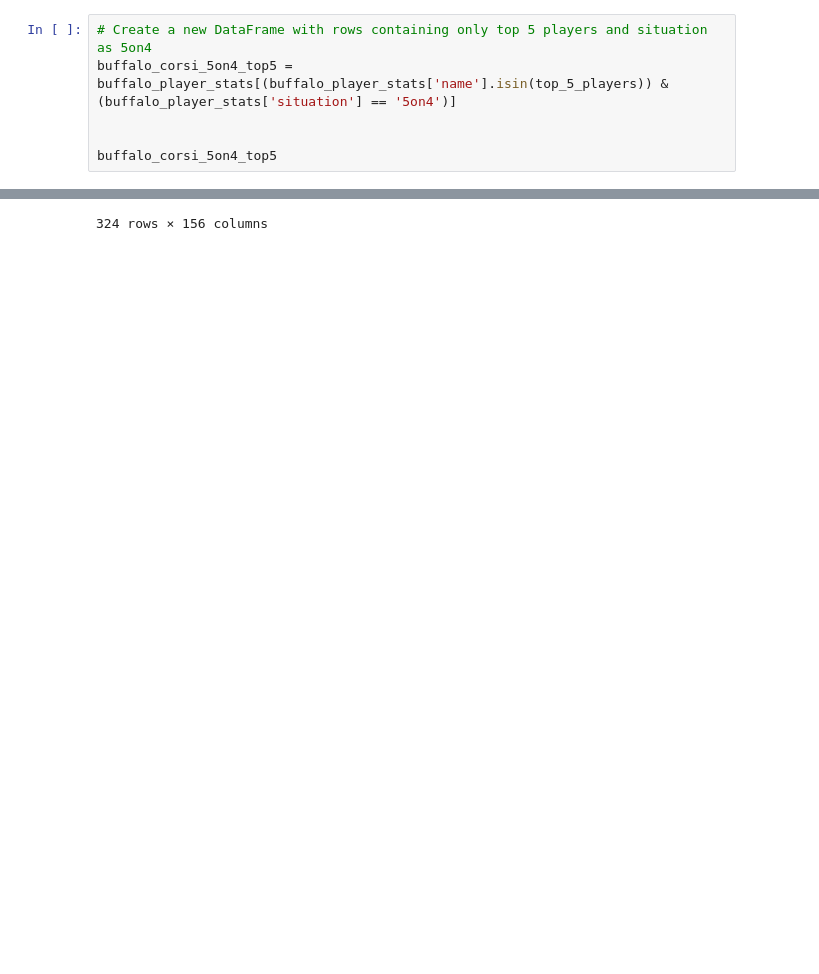
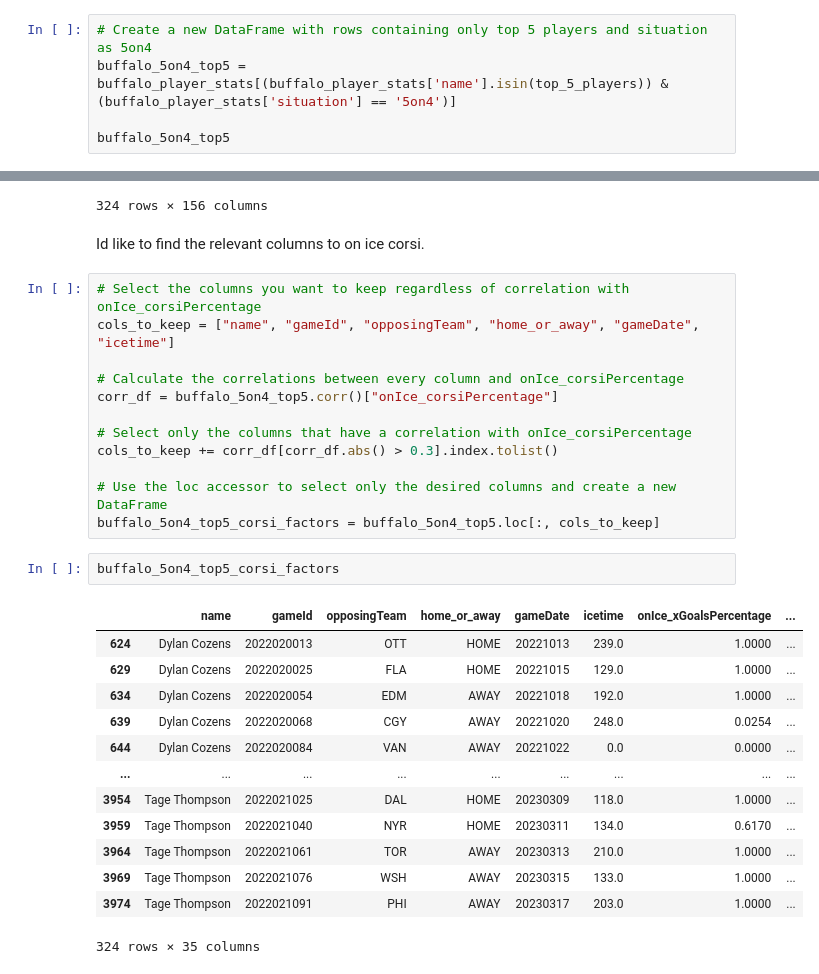
Before and after one commit to MichalOst3389/nhl_team_analysis, a Jupyter notebook: nhl_team_analysis/NHL Notebook.ipynb, the cells around one changed output, grey strips where cells are left out. Cells and saved outputs as stored; diff of their text form; blank space fills up the shorter version.

```diff
--- a/nhl_team_analysis/NHL Notebook.ipynb
+++ b/nhl_team_analysis/NHL Notebook.ipynb
@@ -204,10 +211,9 @@ Correlation between onIce_corsiPercentage and OnIce_F_goals: 0.46
 # Predicting how well this line can do over the length of 82 games.
 # %%
 # Create a new DataFrame with rows containing only top 5 players and situation as 5on4
-buffalo_corsi_5on4_top5 = buffalo_player_stats[(buffalo_player_stats['name'].isin(top_5_players)) & (buffalo_player_stats['situation'] == '5on4')]
+buffalo_5on4_top5 = buffalo_player_stats[(buffalo_player_stats['name'].isin(top_5_players)) & (buffalo_player_stats['situation'] == '5on4')]
 
-
-buffalo_corsi_5on4_top5
+buffalo_5on4_top5
 # %% [output]
 |  | playerId | name | gameId | playerTeam | opposingTeam | home_or_away | gameDate | position | situation | ... |
 | 624 | 8481528 | Dylan Cozens | 2022020013 | BUF | OTT | HOME | 20221013 | C | 5on4 | ... |
@@ -222,3 +228,33 @@ buffalo_corsi_5on4_top5
 | 3969 | 8479420 | Tage Thompson | 2022021076 | BUF | WSH | AWAY | 20230315 | C | 5on4 | ... |
 | 3974 | 8479420 | Tage Thompson | 2022021091 | BUF | PHI | AWAY | 20230317 | C | 5on4 | ... |
 324 rows × 156 columns
+# %% [markdown]
+Id like to find the relevant columns to on ice corsi.
+# %%
+# Select the columns you want to keep regardless of correlation with onIce_corsiPercentage
+cols_to_keep = ["name", "gameId", "opposingTeam", "home_or_away", "gameDate", "icetime"]
+
+# Calculate the correlations between every column and onIce_corsiPercentage
+corr_df = buffalo_5on4_top5.corr()["onIce_corsiPercentage"]
+
+# Select only the columns that have a correlation with onIce_corsiPercentage
+cols_to_keep += corr_df[corr_df.abs() > 0.3].index.tolist()
+
+# Use the loc accessor to select only the desired columns and create a new DataFrame
+buffalo_5on4_top5_corsi_factors = buffalo_5on4_top5.loc[:, cols_to_keep]
+# %%
+buffalo_5on4_top5_corsi_factors
+# %% [output]
+|  | name | gameId | opposingTeam | home_or_away | gameDate | icetime | onIce_xGoalsPercentage | ... |
+| 624 | Dylan Cozens | 2022020013 | OTT | HOME | 20221013 | 239.0 | 1.0000 | ... |
+| 629 | Dylan Cozens | 2022020025 | FLA | HOME | 20221015 | 129.0 | 1.0000 | ... |
+| 634 | Dylan Cozens | 2022020054 | EDM | AWAY | 20221018 | 192.0 | 1.0000 | ... |
+| 639 | Dylan Cozens | 2022020068 | CGY | AWAY | 20221020 | 248.0 | 0.0254 | ... |
+| 644 | Dylan Cozens | 2022020084 | VAN | AWAY | 20221022 | 0.0 | 0.0000 | ... |
+| ... | ... | ... | ... | ... | ... | ... | ... | ... |
+| 3954 | Tage Thompson | 2022021025 | DAL | HOME | 20230309 | 118.0 | 1.0000 | ... |
+| 3959 | Tage Thompson | 2022021040 | NYR | HOME | 20230311 | 134.0 | 0.6170 | ... |
+| 3964 | Tage Thompson | 2022021061 | TOR | AWAY | 20230313 | 210.0 | 1.0000 | ... |
+| 3969 | Tage Thompson | 2022021076 | WSH | AWAY | 20230315 | 133.0 | 1.0000 | ... |
+| 3974 | Tage Thompson | 2022021091 | PHI | AWAY | 20230317 | 203.0 | 1.0000 | ... |
+324 rows × 35 columns
```
Also changed, not shown: parts of 6 cells of this notebook.
